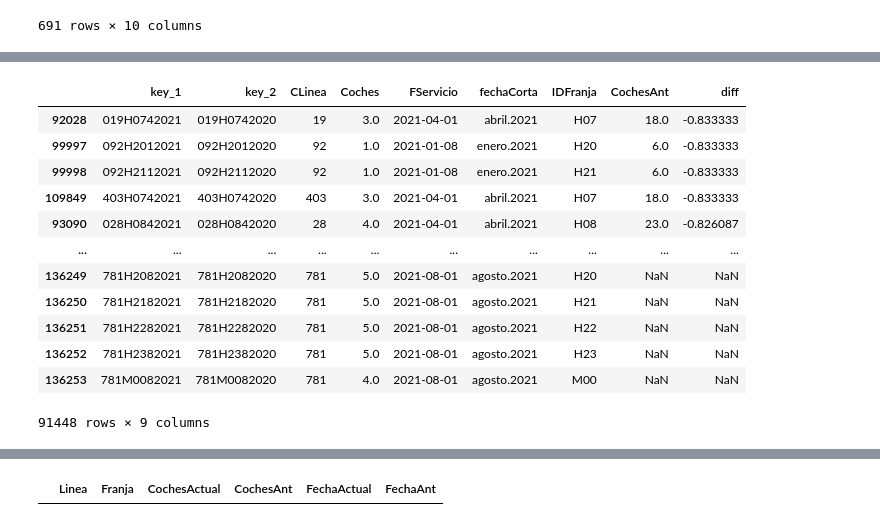
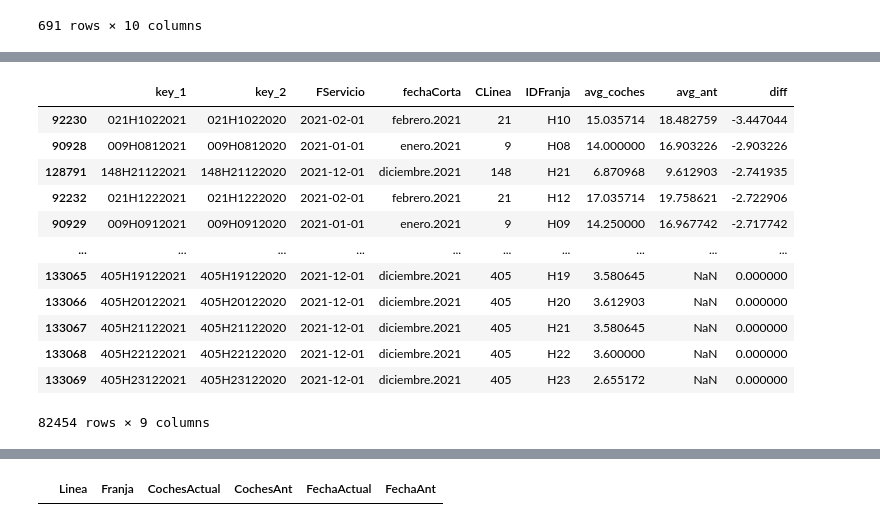
Before and after one commit to nacholopex/emt_madrid, a Jupyter notebook: 2022_emt_evolucion.ipynb, the cells around one changed output, grey strips where cells are left out. Cells and saved outputs as stored; diff of their text form; code cells hidden in the pictures.

Commit message:
Grafico como funcion, exception y diff sobre avg

```diff
--- a/2022_emt_evolucion.ipynb
+++ b/2022_emt_evolucion.ipynb
@@ -245,7 +232,7 @@ tmp['year'] = tmp['FServicio'].dt.year
 tmp['key_1'] = tmp['CLinea'].astype(str).str.zfill(3)+tmp['IDFranja']+tmp['mes'].astype(str)+tmp['year'].astype(str)
 tmp['key_2'] = tmp['CLinea'].astype(str).str.zfill(3)+tmp['IDFranja']+tmp['mes'].astype(str)+(tmp['year']-1).astype(str)
 # %%
-tmp2 = tmp.loc[:,['key_1','key_2','CLinea','Coches','FServicio','fechaCorta','IDFranja']]
+tmp2 = tmp.loc[:,['key_1','key_2','FServicio','fechaCorta','CLinea','IDFranja','avg_coches']]
 # %%
 tmp2
 # %% [output]
@@ -264,10 +251,10 @@ tmp2
 136254 rows × 7 columns
 # %%
 # https://stackoverflow.com/questions/41511730/python-function-similar-to-vlookup-excel
-if 'CochesAnt' in tmp2.columns:
-    tmp2.drop(columns=['CochesAnt'],inplace=True)
+if 'avg_ant' in tmp2.columns:
+    tmp2.drop(columns=['avg_ant'],inplace=True)
 
-tmp2.insert(len(tmp2.columns), 'CochesAnt', tmp2['key_2'].map(tmp2.set_index('key_1')['Coches']))
+tmp2.insert(len(tmp2.columns), 'avg_ant', tmp2['key_2'].map(tmp2.set_index('key_1')['avg_coches']))
 # tmp2.fillna(0,inplace=True)
 tmp2.reset_index(inplace=True,drop=True)
 
@@ -288,3 +275,3 @@ tmp2
 136254 rows × 8 columns
 # %%
-tmp2['diff'] = (tmp2['Coches']-tmp2['CochesAnt'])/tmp2['CochesAnt']
+tmp2['diff'] = (tmp2['avg_coches']-tmp2['avg_ant'])
@@ -291,17 +294,19 @@ tmp2['diff'] = (tmp2['Coches']-tmp2['CochesAnt'])/tmp2['CochesAnt']
 # %%
 tmp3 = tmp2[tmp2['FServicio'].dt.year!=2020].sort_values(by='diff')
+tmp3 = tmp3[tmp3['CLinea']<500]
+tmp3['diff'].fillna(0,inplace=True)
 tmp3
 # %% [output]
-|  | key_1 | key_2 | CLinea | Coches | FServicio | fechaCorta | IDFranja | CochesAnt | diff |
-| 92028 | 019H0742021 | 019H0742020 | 19 | 3.0 | 2021-04-01 | abril.2021 | H07 | 18.0 | -0.833333 |
-| 99997 | 092H2012021 | 092H2012020 | 92 | 1.0 | 2021-01-08 | enero.2021 | H20 | 6.0 | -0.833333 |
-| 99998 | 092H2112021 | 092H2112020 | 92 | 1.0 | 2021-01-08 | enero.2021 | H21 | 6.0 | -0.833333 |
-| 109849 | 403H0742021 | 403H0742020 | 403 | 3.0 | 2021-04-01 | abril.2021 | H07 | 18.0 | -0.833333 |
-| 93090 | 028H0842021 | 028H0842020 | 28 | 4.0 | 2021-04-01 | abril.2021 | H08 | 23.0 | -0.826087 |
+|  | key_1 | key_2 | FServicio | fechaCorta | CLinea | IDFranja | avg_coches | avg_ant | diff |
+| 92230 | 021H1022021 | 021H1022020 | 2021-02-01 | febrero.2021 | 21 | H10 | 15.035714 | 18.482759 | -3.447044 |
+| 90928 | 009H0812021 | 009H0812020 | 2021-01-01 | enero.2021 | 9 | H08 | 14.000000 | 16.903226 | -2.903226 |
+| 128791 | 148H21122021 | 148H21122020 | 2021-12-01 | diciembre.2021 | 148 | H21 | 6.870968 | 9.612903 | -2.741935 |
+| 92232 | 021H1222021 | 021H1222020 | 2021-02-01 | febrero.2021 | 21 | H12 | 17.035714 | 19.758621 | -2.722906 |
+| 90929 | 009H0912021 | 009H0912020 | 2021-01-01 | enero.2021 | 9 | H09 | 14.250000 | 16.967742 | -2.717742 |
 | ... | ... | ... | ... | ... | ... | ... | ... | ... | ... |
-| 136249 | 781H2082021 | 781H2082020 | 781 | 5.0 | 2021-08-01 | agosto.2021 | H20 | NaN | NaN |
-| 136250 | 781H2182021 | 781H2182020 | 781 | 5.0 | 2021-08-01 | agosto.2021 | H21 | NaN | NaN |
-| 136251 | 781H2282021 | 781H2282020 | 781 | 5.0 | 2021-08-01 | agosto.2021 | H22 | NaN | NaN |
-| 136252 | 781H2382021 | 781H2382020 | 781 | 5.0 | 2021-08-01 | agosto.2021 | H23 | NaN | NaN |
-| 136253 | 781M0082021 | 781M0082020 | 781 | 4.0 | 2021-08-01 | agosto.2021 | M00 | NaN | NaN |
+| 133065 | 405H19122021 | 405H19122020 | 2021-12-01 | diciembre.2021 | 405 | H19 | 3.580645 | NaN | 0.000000 |
+| 133066 | 405H20122021 | 405H20122020 | 2021-12-01 | diciembre.2021 | 405 | H20 | 3.612903 | NaN | 0.000000 |
+| 133067 | 405H21122021 | 405H21122020 | 2021-12-01 | diciembre.2021 | 405 | H21 | 3.580645 | NaN | 0.000000 |
+| 133068 | 405H22122021 | 405H22122020 | 2021-12-01 | diciembre.2021 | 405 | H22 | 3.600000 | NaN | 0.000000 |
+| 133069 | 405H23122021 | 405H23122020 | 2021-12-01 | diciembre.2021 | 405 | H23 | 2.655172 | NaN | 0.000000 |
-91448 rows × 9 columns
+82454 rows × 9 columns
```
Also changed, not shown: parts of 6 cells of this notebook.
